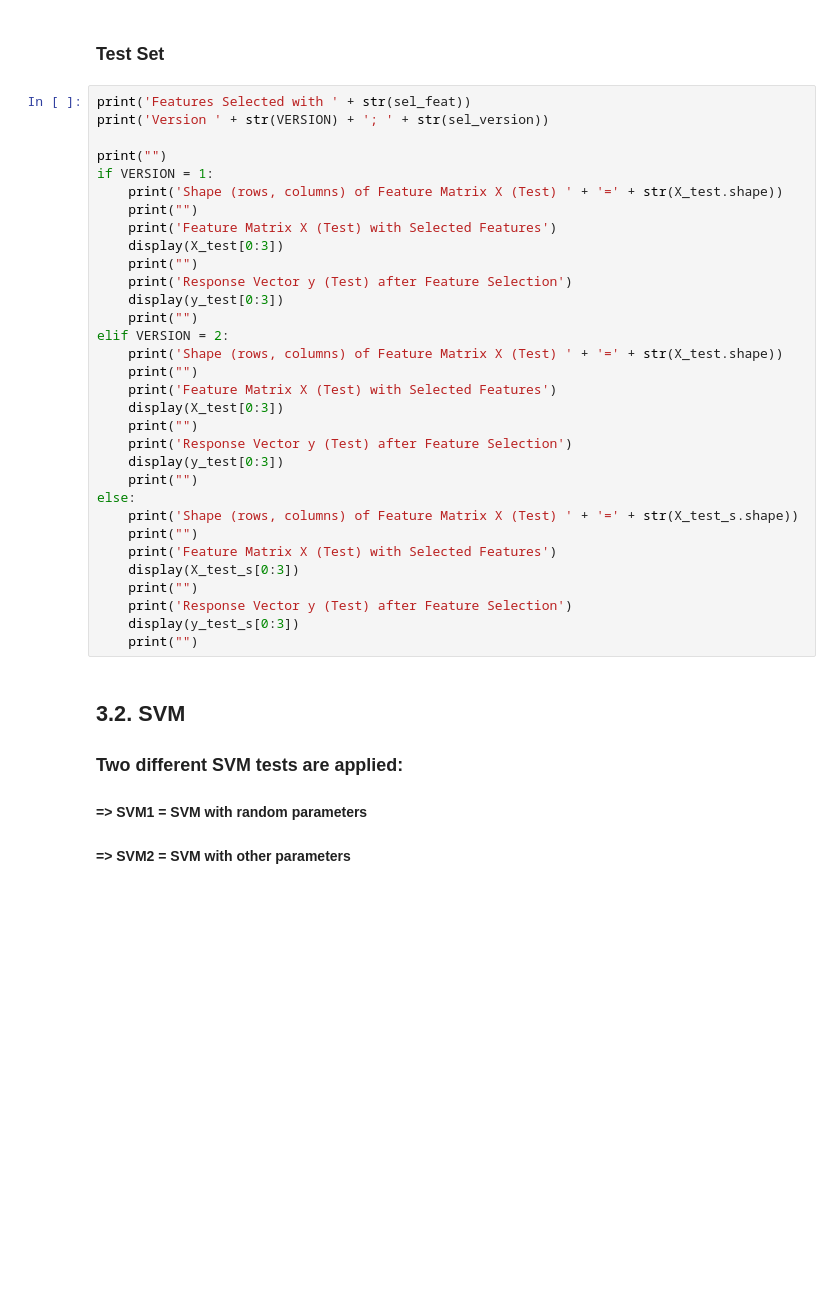
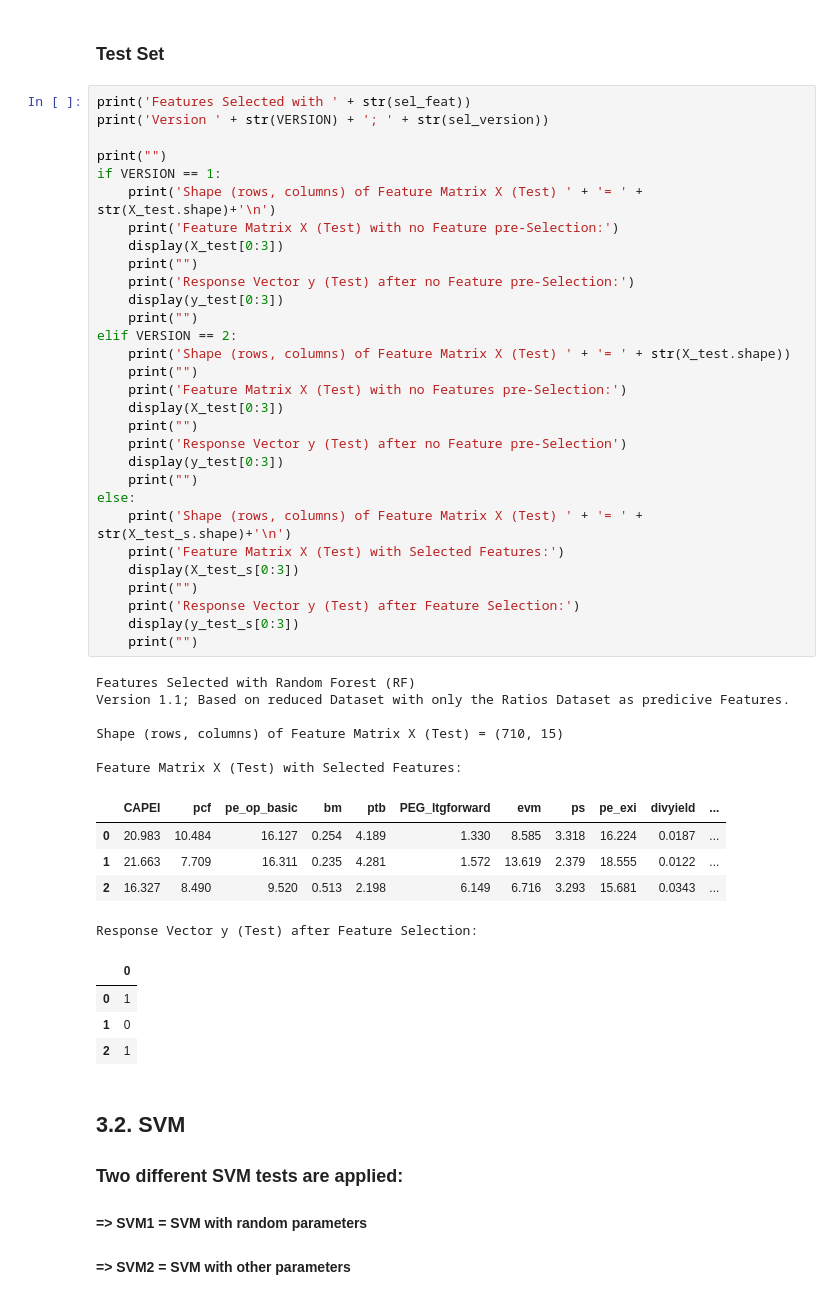
Before and after one commit to mathiasluethi/Machine_Learning_in_Finance_Group_Project, a Jupyter notebook: 3aa_prediction_svm.ipynb, the cells around one changed output. Cells and saved outputs as stored; diff of their text form; blank space fills up the shorter version.

```diff
--- a/3aa_prediction_svm.ipynb
+++ b/3aa_prediction_svm.ipynb
@@ -264,35 +277,49 @@ else:
 # %%
 print('Features Selected with ' + str(sel_feat))
 print('Version ' + str(VERSION) + '; ' + str(sel_version))
 
 print("")
-if VERSION = 1:
-    print('Shape (rows, columns) of Feature Matrix X (Test) ' + '=' + str(X_test.shape))
-    print("")
-    print('Feature Matrix X (Test) with Selected Features')
+if VERSION == 1:
+    print('Shape (rows, columns) of Feature Matrix X (Test) ' + '= ' + str(X_test.shape)+'\n')
+    print('Feature Matrix X (Test) with no Feature pre-Selection:')
     display(X_test[0:3])
     print("")
-    print('Response Vector y (Test) after Feature Selection')
+    print('Response Vector y (Test) after no Feature pre-Selection:')
     display(y_test[0:3])
     print("")
-elif VERSION = 2:
-    print('Shape (rows, columns) of Feature Matrix X (Test) ' + '=' + str(X_test.shape))
+elif VERSION == 2:
+    print('Shape (rows, columns) of Feature Matrix X (Test) ' + '= ' + str(X_test.shape))
     print("")
-    print('Feature Matrix X (Test) with Selected Features')
+    print('Feature Matrix X (Test) with no Features pre-Selection:')
     display(X_test[0:3])
     print("")
-    print('Response Vector y (Test) after Feature Selection')
+    print('Response Vector y (Test) after no Feature pre-Selection')
     display(y_test[0:3])
     print("")
 else:
-    print('Shape (rows, columns) of Feature Matrix X (Test) ' + '=' + str(X_test_s.shape))
-    print("")
-    print('Feature Matrix X (Test) with Selected Features')
+    print('Shape (rows, columns) of Feature Matrix X (Test) ' + '= ' + str(X_test_s.shape)+'\n')
+    print('Feature Matrix X (Test) with Selected Features:')
     display(X_test_s[0:3])
     print("")
-    print('Response Vector y (Test) after Feature Selection')
+    print('Response Vector y (Test) after Feature Selection:')
     display(y_test_s[0:3])
     print("")
+# %% [output]
+Features Selected with Random Forest (RF)
+Version 1.1; Based on reduced Dataset with only the Ratios Dataset as predicive Features.
+
+Shape (rows, columns) of Feature Matrix X (Test) = (710, 15)
+
+Feature Matrix X (Test) with Selected Features:
+|  | CAPEI | pcf | pe_op_basic | bm | ptb | PEG_ltgforward | evm | ps | pe_exi | divyield | ... |
+| 0 | 20.983 | 10.484 | 16.127 | 0.254 | 4.189 | 1.330 | 8.585 | 3.318 | 16.224 | 0.0187 | ... |
+| 1 | 21.663 | 7.709 | 16.311 | 0.235 | 4.281 | 1.572 | 13.619 | 2.379 | 18.555 | 0.0122 | ... |
+| 2 | 16.327 | 8.490 | 9.520 | 0.513 | 2.198 | 6.149 | 6.716 | 3.293 | 15.681 | 0.0343 | ... |
+Response Vector y (Test) after Feature Selection:
+|  | 0 |
+| 0 | 1 |
+| 1 | 0 |
+| 2 | 1 |
 # %% [markdown]
 ## 3.2. SVM
 
```
Also changed, not shown: parts of 14 cells of this notebook.
